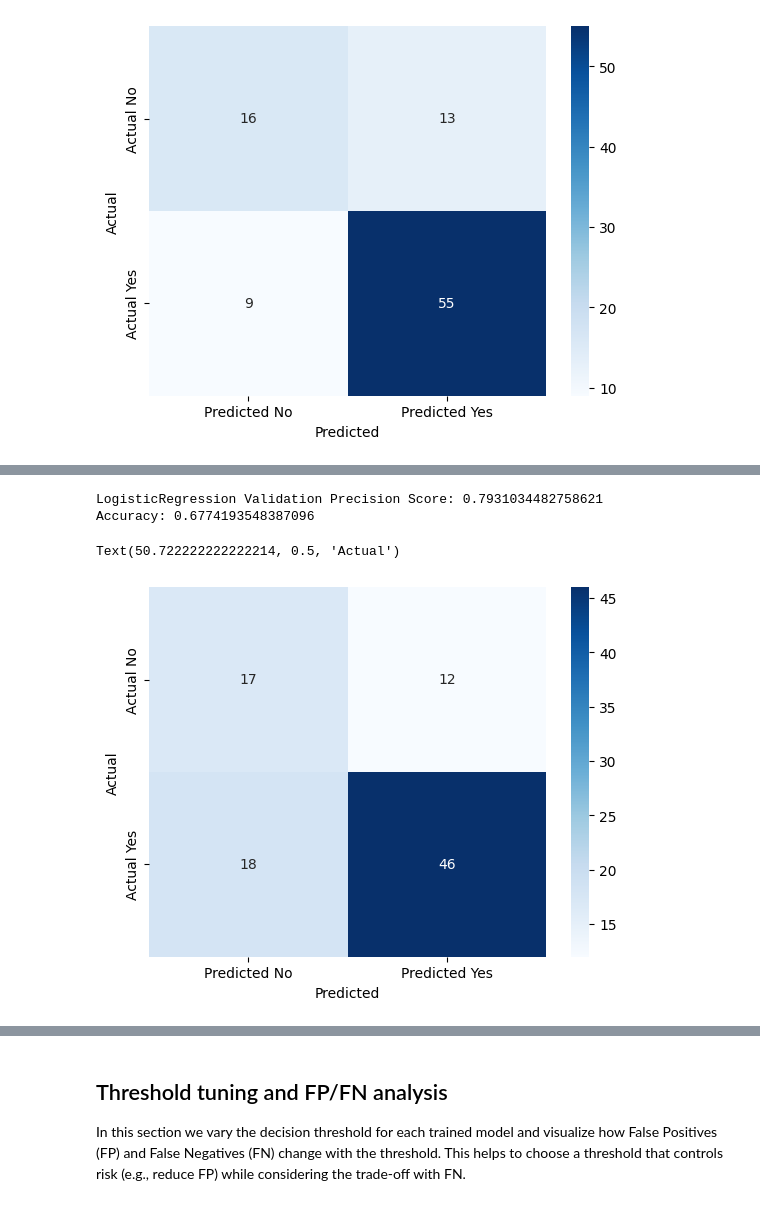
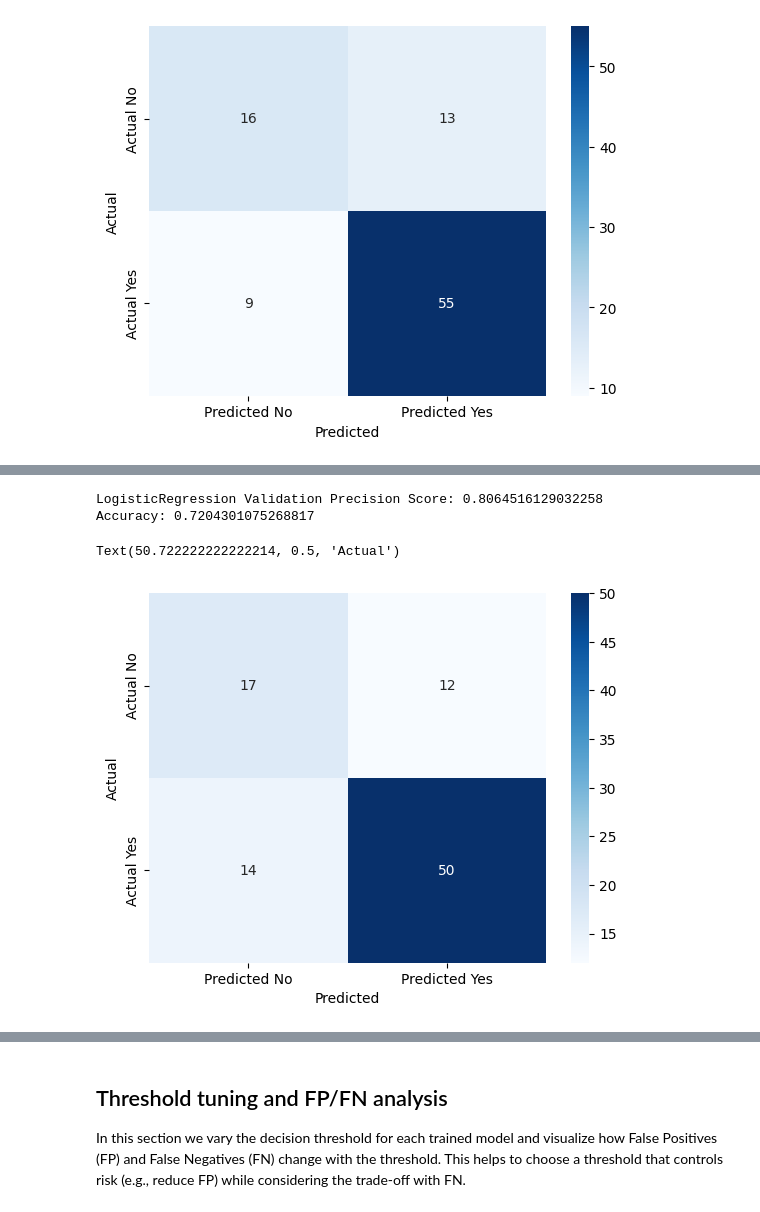
Before and after one commit to AminPerfectDevGeek/FinalProject_Daneshkar, a Jupyter notebook: notebooks/Loan Allocation Eligibility Review Model Project.ipynb, the cells around one changed output, grey strips where cells are left out. Saved outputs shown, nothing was run; the diff lists cells and outputs as text; code cells hidden in the pictures.

```diff
--- a/notebooks/Loan Allocation Eligibility Review Model Project.ipynb
+++ b/notebooks/Loan Allocation Eligibility Review Model Project.ipynb
@@ -237,7 +334,7 @@ Text(50.722222222222214, 0.5, 'Actual')
 # ANN with scaler
 pipe_ann = Pipeline([
     ('scaler', StandardScaler()),
-    ('model', MLPClassifier(random_state=42, max_iter=500))
+    ('model', MLPClassifier(random_state=42, max_iter=2000))
 ])
 
 param_grid_ann = {
@@ -256,33 +353,33 @@ grid_ann = GridSearchCV(
 )
 
 grid_ann.fit(X_train, y_train)
 
 best_model_ann = grid_ann.best_estimator_
 
 calibrated_ann = CalibratedClassifierCV(best_model_ann, method='isotonic', cv=5)
 calibrated_ann.fit(X_train, y_train)
 
 y_val_pred_ann = grid_ann.predict(X_val)
 y_proba_ann = calibrated_ann.predict_proba(X_val)[:, 1]
 
 y_val_pred_ann = (y_proba_ann >= 0.74).astype(int) # best treshold using treshold tuning
 
 print("LogisticRegression Validation Precision Score:", precision_score(y_val, y_val_pred_ann))
 print("Accuracy:", accuracy_score(y_val, y_val_pred_ann))
 
 mat = confusion_matrix(y_val, y_val_pred_ann)
 sns.heatmap(
     mat,
     annot=True,
     fmt='d',
     cmap='Blues',
     xticklabels=['Predicted No', 'Predicted Yes'],
     yticklabels=['Actual No', 'Actual Yes']
 )
 plt.xlabel('Predicted')
 plt.ylabel('Actual')
 # %% [output]
-LogisticRegression Validation Precision Score: 0.7931034482758621
-Accuracy: 0.6774193548387096
+LogisticRegression Validation Precision Score: 0.8064516129032258
+Accuracy: 0.7204301075268817
 Text(50.722222222222214, 0.5, 'Actual')
-[figure, old version]
+[figure, new version]
```
Also changed, not shown: parts of 19 cells of this notebook.
